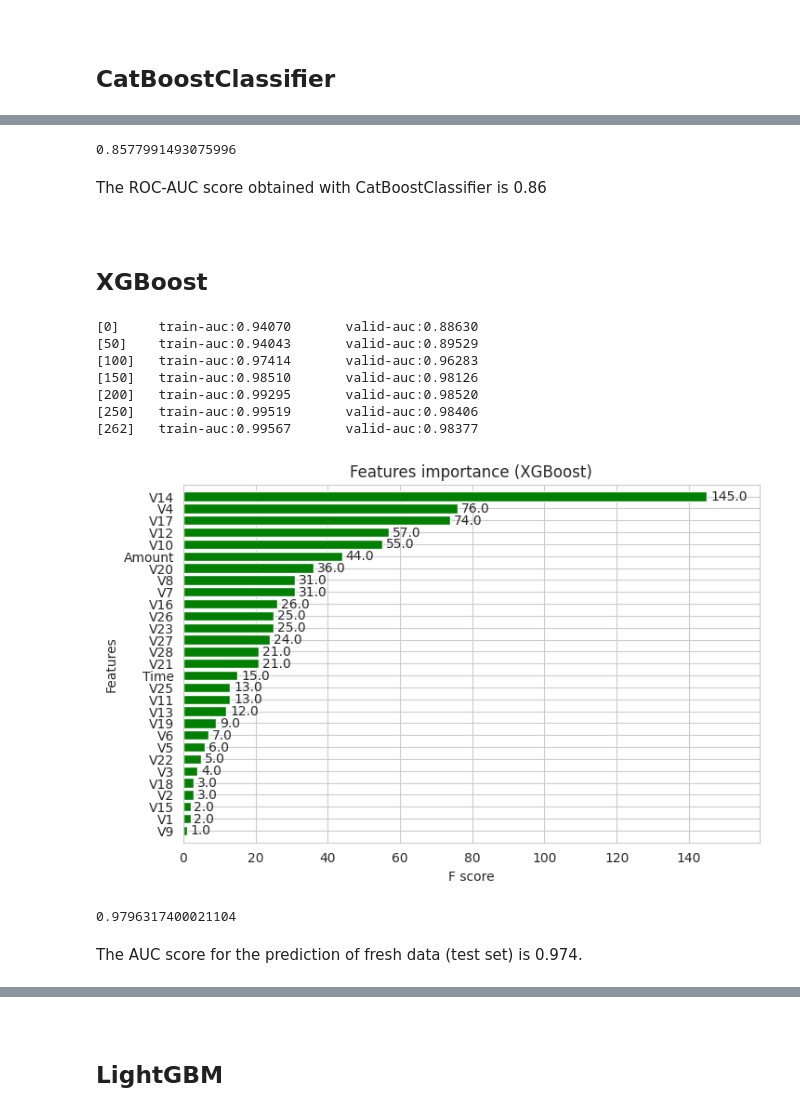
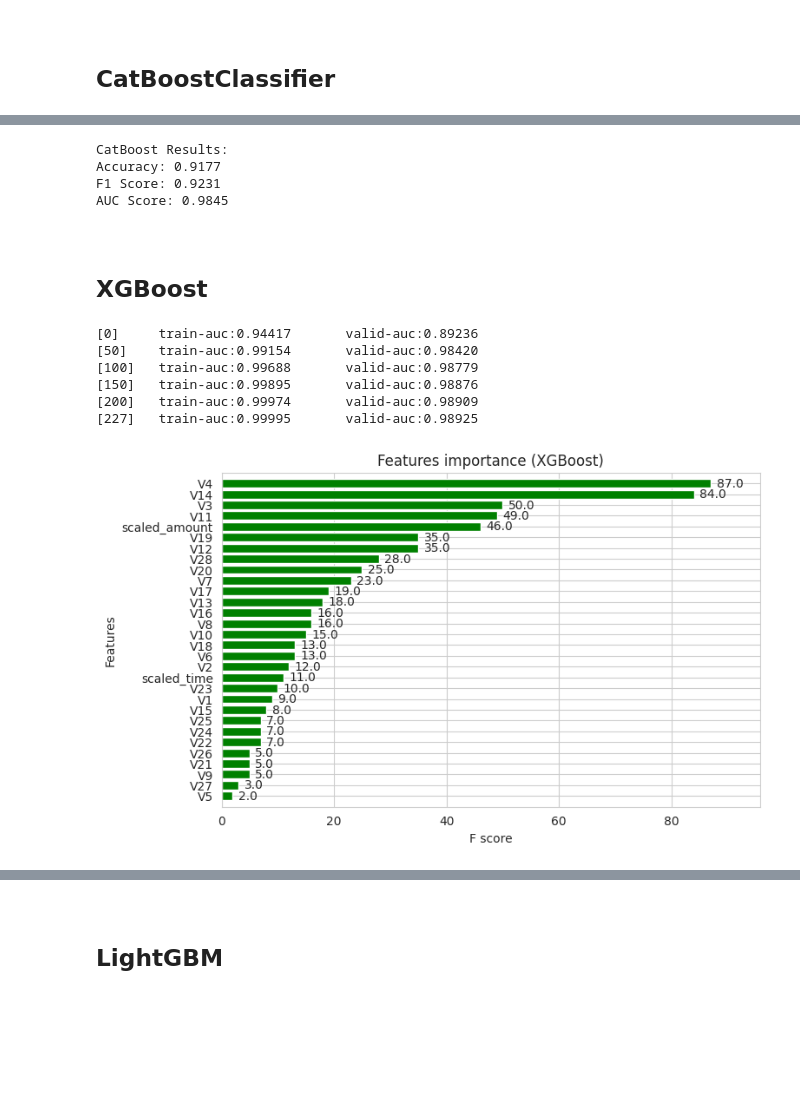
Before and after one commit to BTKaratas/Assigment, a Jupyter notebook: MachineLearningProjectCreditCardFraudDetection.ipynb, the cells around one changed output, grey strips where cells are left out. Cells and saved outputs as stored; diff of their text form; code cells hidden in the pictures; blank space fills up the shorter version.

```diff
--- a/MachineLearningProjectCreditCardFraudDetection.ipynb
+++ b/MachineLearningProjectCreditCardFraudDetection.ipynb
@@ -643,9 +694,11 @@ df = pd.read_csv('/kaggle/input/creditcardfraud/creditcard.csv')
+# %%
+df = normal_distributed_df
 # %%
 target = 'Class'
-predictors = ['Time', 'V1', 'V2', 'V3', 'V4', 'V5', 'V6', 'V7', 'V8', 'V9', 'V10',\
+predictors = ['scaled_amount', 'V1', 'V2', 'V3', 'V4', 'V5', 'V6', 'V7', 'V8', 'V9', 'V10',\
        'V11', 'V12', 'V13', 'V14', 'V15', 'V16', 'V17', 'V18', 'V19',\
        'V20', 'V21', 'V22', 'V23', 'V24', 'V25', 'V26', 'V27', 'V28',\
-       'Amount']
+       'scaled_time']
 # %%
 train_df, test_df = train_test_split(df, test_size=TEST_SIZE, random_state=RANDOM_STATE, shuffle=True )
 train_df, valid_df = train_test_split(train_df, test_size=VALID_SIZE, random_state=RANDOM_STATE, shuffle=True )
@@ -777,7 +877,0 @@ confusion_matrix()
-# %%
-# Calculate ROC-AUC
-roc_auc_score(valid_df[target].values, preds)
-# %% [output]
-0.8577991493075996
-# %% [markdown]
-The ROC-AUC score obtained with CatBoostClassifier is 0.86
@@ -803,3 +878,26 @@ params['random_state'] = RANDOM_STATE
+# %%
+# Calculate evaluation metrics
+catboost_accuracy = accuracy_score(valid_df[target].values, preds)
+catboost_f1 = f1_score(valid_df[target].values, preds)
+catboost_auc = roc_auc_score(valid_df[target].values, pred_proba)
+
+# Print the results
+print(f"CatBoost Results:")
+print(f"Accuracy: {catboost_accuracy:.4f}")
+print(f"F1 Score: {catboost_f1:.4f}")
+print(f"AUC Score: {catboost_auc:.4f}")
+
+# Store metrics in a dictionary
+model_metrics['catboost_model'] = {
+    'AUC': catboost_auc,
+    'F1': catboost_f1,
+    'Accuracy': catboost_accuracy
+}
+# %% [output]
+CatBoost Results:
+Accuracy: 0.9177
+F1 Score: 0.9231
+AUC Score: 0.9845
 # %% [markdown]
 <a id = "15"></a><br>
 ## XGBoost
@@ -824,7 +922,7 @@ params['eval_metric'] = 'auc'
 params['random_state'] = RANDOM_STATE
 # %%
 # Train model
-model = xgb.train(params,
+xgb_model = xgb.train(params,
                 dtrain,
                 MAX_ROUNDS,
                 watchlist,
@@ -832,16 +930,15 @@ model = xgb.train(params,
                 maximize=True,
                 verbose_eval=VERBOSE_EVAL)
 # %% [output]
-[0]     train-auc:0.94070       valid-auc:0.88630
-[50]    train-auc:0.94043       valid-auc:0.89529
-[100]   train-auc:0.97414       valid-auc:0.96283
-[150]   train-auc:0.98510       valid-auc:0.98126
-[200]   train-auc:0.99295       valid-auc:0.98520
-[250]   train-auc:0.99519       valid-auc:0.98406
-[262]   train-auc:0.99567       valid-auc:0.98377
+[0]     train-auc:0.94417       valid-auc:0.89236
+[50]    train-auc:0.99154       valid-auc:0.98420
+[100]   train-auc:0.99688       valid-auc:0.98779
+[150]   train-auc:0.99895       valid-auc:0.98876
+[200]   train-auc:0.99974       valid-auc:0.98909
+[227]   train-auc:0.99995       valid-auc:0.98925
 # %%
 fig, (ax) = plt.subplots(ncols=1, figsize=(8,5))
-xgb.plot_importance(model, height=0.8, title="Features importance (XGBoost)", ax=ax, color="green")
+xgb.plot_importance(xgb_model, height=0.8, title="Features importance (XGBoost)", ax=ax, color="green")
 plt.show()
 # %% [output]
-[figure, old version]
+[figure, new version]
@@ -851,6 +944,0 @@ preds = model.predict(dtest)
-# %%
-roc_auc_score(test_df[target].values, preds)
-# %% [output]
-0.9796317400021104
-# %% [markdown]
-The AUC score for the prediction of fresh data (test set) is 0.974.
```
Also changed, not shown: parts of 58 cells of this notebook.
